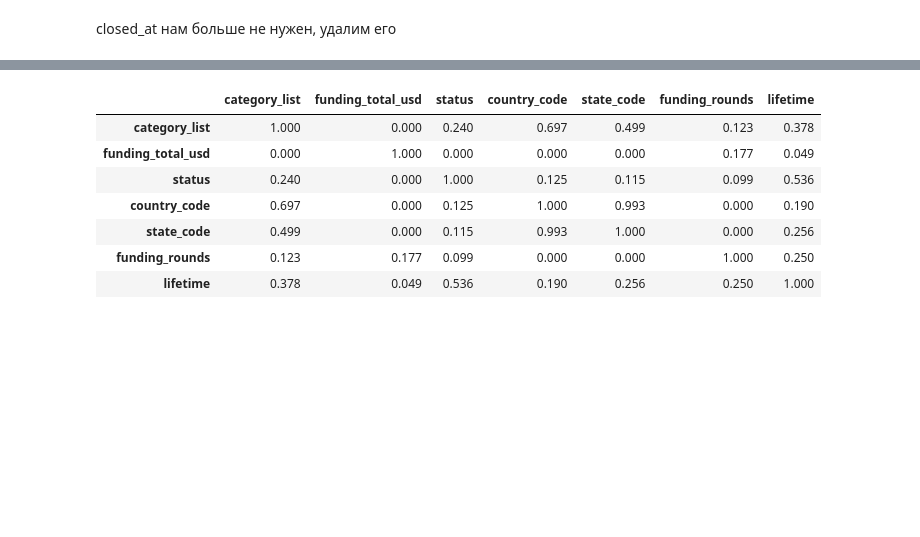
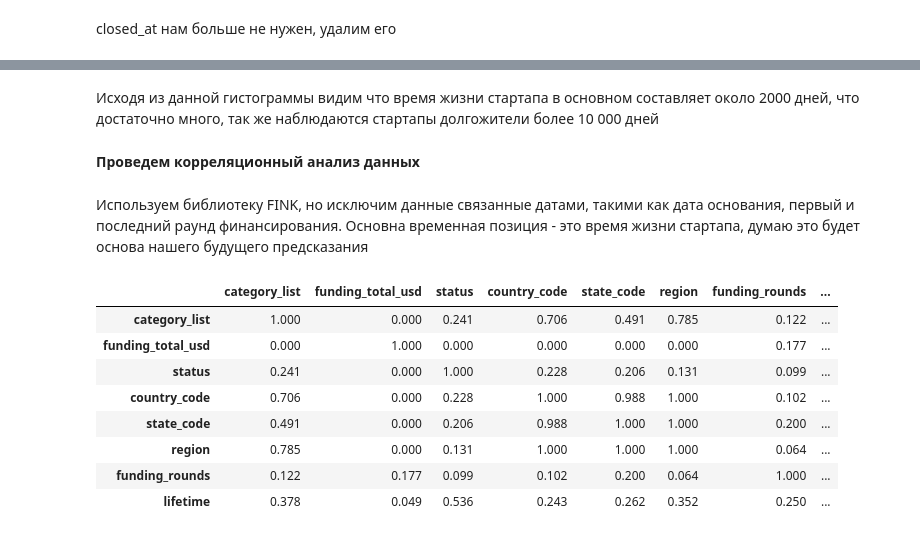
Before and after one commit to skorpion-anna/startups-operations, a Jupyter notebook: startups_operations_close_predictions.ipynb, the cells around one changed output, grey strips where cells are left out. Drawn from its saved outputs; the diff is of its cells as text; code cells hidden in the pictures; blank space fills up the shorter version.

```diff
--- a/startups_operations_close_predictions.ipynb
+++ b/startups_operations_close_predictions.ipynb
@@ -253,3 +319,5 @@ df_ks_train["category_list"].nunique()
 707
 # %% [markdown]
 У нас существенно уменьшилось количество категорий к которым относятся стартапы с 22108 до 707
+# %%
+df_ks_train["category_list"] = df_ks_train["category_list"].fillna("Unknown")
@@ -255,0 +386,8 @@ df_ks_train["category_list"].nunique()
+# %%
+# Добавляем 'Unknown' в категории
+df_ks_train["country_code"] = df_ks_train["country_code"].cat.add_categories(
+    ["Unknown"]
+)
+
+# Заменяем NaN на 'Unknown'
+df_ks_train["country_code"] = df_ks_train["country_code"].fillna("Unknown")
@@ -255,0 +424,6 @@ df_ks_train["category_list"].nunique()
+# %%
+counts = df_ks_train["state_code"].value_counts()
+threshold = 10  # Порог
+df_ks_train["state_code"] = df_ks_train["state_code"].apply(
+    lambda x: "Other" if counts[x] < threshold else x
+)
@@ -310,9 +514,6 @@ df_ks_train.loc[df_ks_train["funding_total_usd"] > 2000000000]
 Заполним пропущенные данные медианой по группе категорий. Так как в category_list у нас есть пропуски, поставим заглушку заполнив данные пропуски значением 'Unknown'. Так как мы не знаем в какие категории могли попасть в эту группу, то заполним ее не медианой по группе 'Unknown', а глобальной медианой, для этого:
 Создадим функцию fill_with_median которая проверяет, равна ли категория 'Unknown', и если это так, то она заполняет пропущенные значения в funding_total_usd глобальной медианой. Это гарантирует, что для категории 'Unknown' всегда будет использоваться глобальная медиана, а не медиана по группе 'Unknown'. Для остальных значений сначала проверяет есть ли в группе хоть 1 значение, если есть заполняет медианой по группе, в противном случае глобальной медианой.
 # %%
-# Заполнение пропущенных значений в столбце 'category_list' строкой 'Unknown'
-df_ks_train["category_list"].fillna("Unknown", inplace=True)
-
 # Вычисление глобальной медианы для столбца 'funding_total_usd'
 global_median = df_ks_train["funding_total_usd"].median()
 
@@ -381,24 +618,30 @@ df_ks_train.head(5)
+# %% [markdown]
+Исходя из данной гистограммы видим что время жизни стартапа в основном составляет около 2000 дней, что достаточно много, так же наблюдаются стартапы долгожители более 10 000 дней
+# %% [markdown]
+**Проведем корреляционный анализ данных**
+# %% [markdown]
+Используем библиотеку FINK, но исключим данные связанные датами, такими как дата основания, первый и последний раунд финансирования. Основна временная позиция - это время жизни стартапа, думаю это будет основа нашего будущего предсказания
 # %%
 df_ks_train.drop(
     [
-        "name",
-        "region",
+        # "region",
         "city",
         "founded_at",
         "first_funding_at",
         "last_funding_at",
     ],
     axis=1,
 ).phik_matrix(verbose=False)
 # %% [output]
-|  | category_list | funding_total_usd | status | country_code | state_code | funding_rounds | lifetime |
-| category_list | 1.000 | 0.000 | 0.240 | 0.697 | 0.499 | 0.123 | 0.378 |
-| funding_total_usd | 0.000 | 1.000 | 0.000 | 0.000 | 0.000 | 0.177 | 0.049 |
-| status | 0.240 | 0.000 | 1.000 | 0.125 | 0.115 | 0.099 | 0.536 |
-| country_code | 0.697 | 0.000 | 0.125 | 1.000 | 0.993 | 0.000 | 0.190 |
-| state_code | 0.499 | 0.000 | 0.115 | 0.993 | 1.000 | 0.000 | 0.256 |
-| funding_rounds | 0.123 | 0.177 | 0.099 | 0.000 | 0.000 | 1.000 | 0.250 |
-| lifetime | 0.378 | 0.049 | 0.536 | 0.190 | 0.256 | 0.250 | 1.000 |
+|  | category_list | funding_total_usd | status | country_code | state_code | region | funding_rounds | ... |
+| category_list | 1.000 | 0.000 | 0.241 | 0.706 | 0.491 | 0.785 | 0.122 | ... |
+| funding_total_usd | 0.000 | 1.000 | 0.000 | 0.000 | 0.000 | 0.000 | 0.177 | ... |
+| status | 0.241 | 0.000 | 1.000 | 0.228 | 0.206 | 0.131 | 0.099 | ... |
+| country_code | 0.706 | 0.000 | 0.228 | 1.000 | 0.988 | 1.000 | 0.102 | ... |
+| state_code | 0.491 | 0.000 | 0.206 | 0.988 | 1.000 | 1.000 | 0.200 | ... |
+| region | 0.785 | 0.000 | 0.131 | 1.000 | 1.000 | 1.000 | 0.064 | ... |
+| funding_rounds | 0.122 | 0.177 | 0.099 | 0.102 | 0.200 | 0.064 | 1.000 | ... |
+| lifetime | 0.378 | 0.049 | 0.536 | 0.243 | 0.262 | 0.352 | 0.250 | ... |
 # %%
 plt.figure(figsize=(10, 6))
 sns.heatmap(
```
Also changed, not shown: parts of 60 cells of this notebook.
